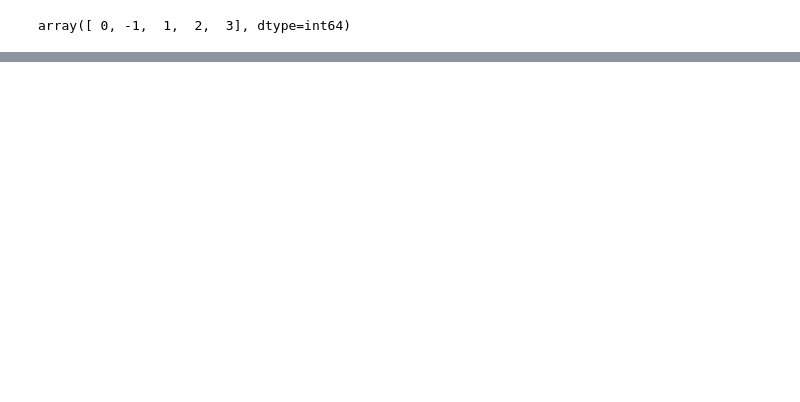
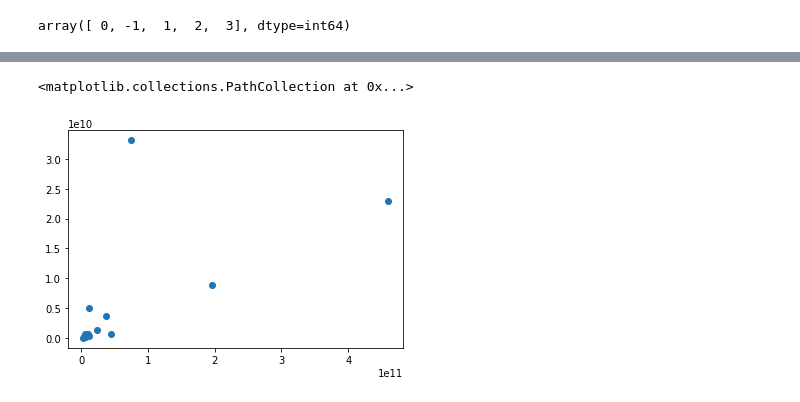
Before and after one commit to shadmehr-salehi/Crypto-Analysis, a Jupyter notebook: Part2/Project.ipynb, the cells around one changed output, grey strips where cells are left out. Saved outputs shown, nothing was run; the diff lists cells and outputs as text; code cells hidden in the pictures; blank space fills up the shorter version.

```diff
--- a/Part2/Project.ipynb
+++ b/Part2/Project.ipynb
@@ -95,0 +100,2 @@ plt.scatter(df[df['cluster'] == 3]['volume'], df[df['cluster'] == 3]['market_cap
+# %%
+df2 = pd.read_csv('coins_data.xlsx - Sheet1.csv')
@@ -95,0 +122,5 @@ plt.scatter(df[df['cluster'] == 3]['volume'], df[df['cluster'] == 3]['market_cap
+# %%
+plt.scatter(df2['MarketCap'], df2['Volume'])
+# %% [output]
+<matplotlib.collections.PathCollection at 0x...>
+[figure, added]
```
Also changed, not shown: parts of 33 cells of this notebook.
